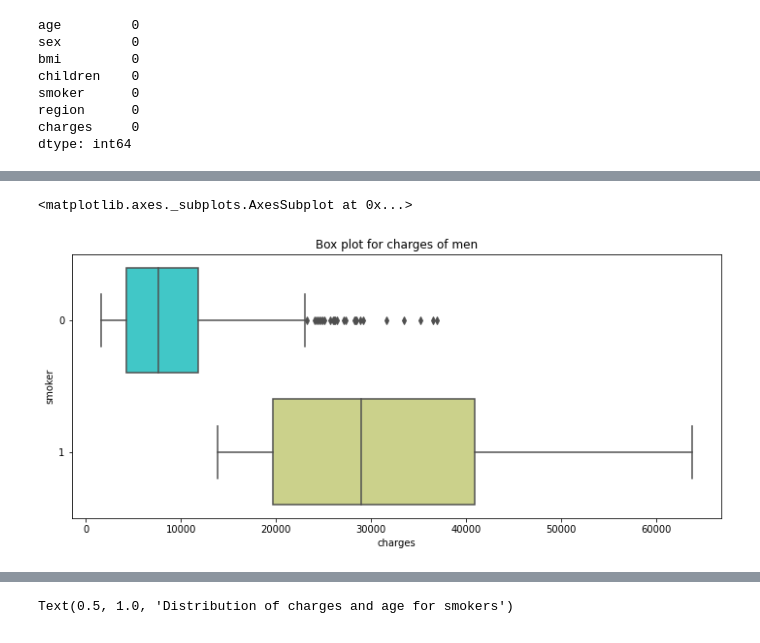
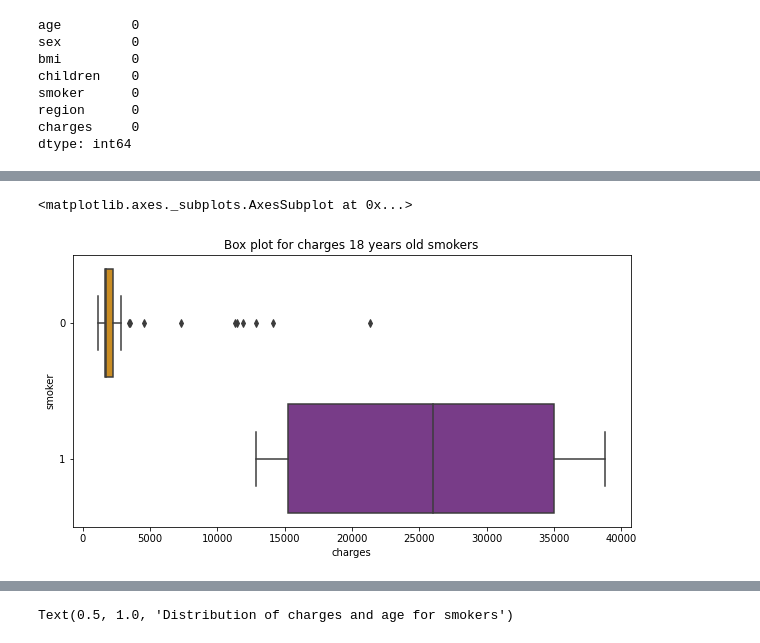
Before and after one commit to DebangaBora/Explanatory-Data-Analysis-on-Medical-Cost-of-Different-Age-Groups, a Jupyter notebook: EDA_on_Med_Cost.ipynb, the cells around one changed output, grey strips where cells are left out. Cells and saved outputs as stored; diff of their text form; code cells hidden in the pictures.

```diff
--- a/EDA_on_Med_Cost.ipynb
+++ b/EDA_on_Med_Cost.ipynb
@@ -85,7 +114,7 @@ sns.boxplot(y="smoker", x="charges", data =  data[(data.sex == 1)] , orient="h",
 # %%
-pl.figure(figsize=(12,5))
-pl.title("Box plot for charges of men")
-sns.boxplot(y="smoker", x="charges", data =  data[(data.sex == 0)] , orient="h", palette = 'rainbow')
+pl.figure(figsize=(10,5))
+pl.title("Box plot for charges 18 years old smokers")
+sns.boxplot(y="smoker", x="charges", data = data[(data.age == 18)] , orient="h", palette = 'CMRmap_r')
 # %% [output]
 <matplotlib.axes._subplots.AxesSubplot at 0x...>
-[figure, old version]
+[figure, new version]
```
Also changed, not shown: parts of 29 cells of this notebook.
